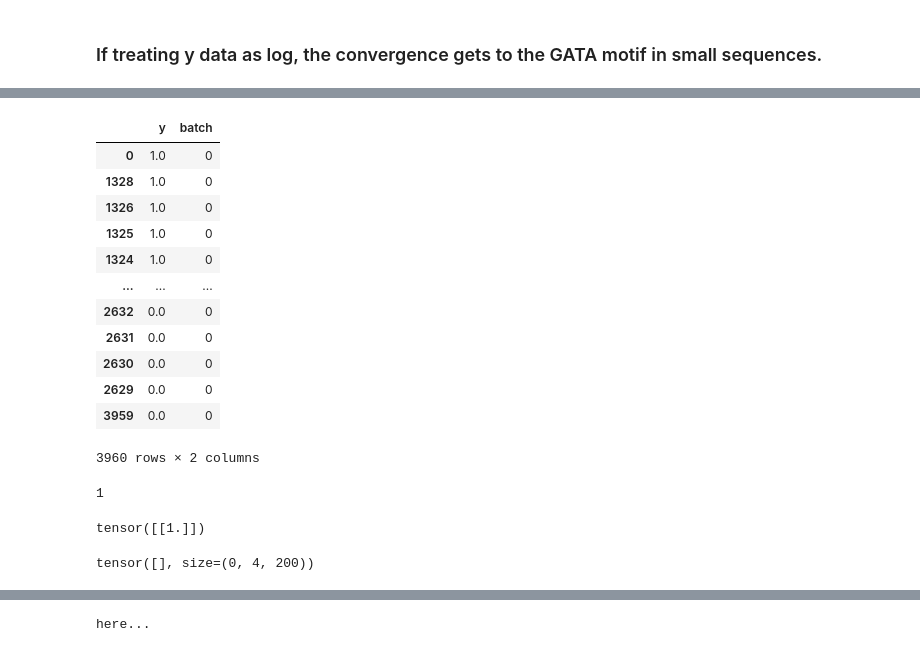
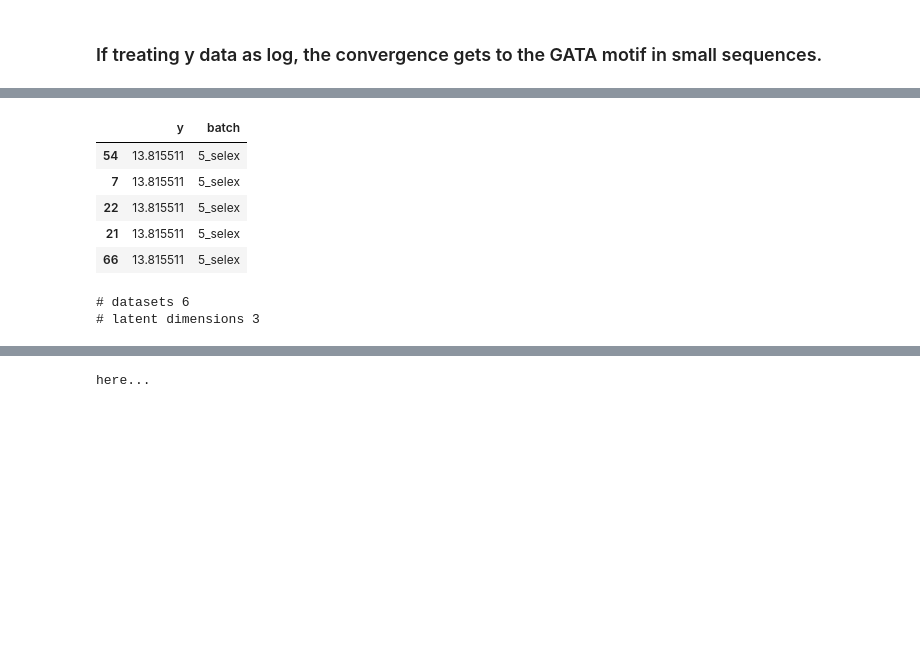
Before and after one commit to theislab/mubind, a Jupyter notebook: notebooks/08_test_chip_n_selex_model.ipynb, the cells around one changed output, grey strips where cells are left out. Drawn from its saved outputs; the diff is of its cells as text; code cells hidden in the pictures; blank space fills up the shorter version.

```diff
--- a/notebooks/08_test_chip_n_selex_model.ipynb
+++ b/notebooks/08_test_chip_n_selex_model.ipynb
@@ -20,3 +25,3 @@ Using device: cpu
 # %%
-train1, test1 = mb.tl.create_multi_data(n_chip=2000, n_selex=0) # , n_selex=100)
+train, test = mb.tl.create_multi_data(n_chip=0, n_selex=300, n_batch_selex=6) # , n_selex=100)
 # %% [output]
@@ -33,4 +31,4 @@ prepare dinuc feats...
 # %% [markdown]
 ### If treating y data as log, the convergence gets to the GATA motif in small sequences.
 # %%
-# train1.dataset.target = np.log(train1.dataset.target)
+train.dataset.target[train.dataset.is_count_data == 1] = np.log(train.dataset.target[train.dataset.is_count_data == 1])
@@ -39,7 +47,8 @@ import matplotlib.pyplot as plt
 import seaborn as sns
 # %%
 df = pd.DataFrame()
-df['y'] = train1.dataset.target
-df['batch'] = np.array(train1.dataset.batch)
+df['y'] = train.dataset.target
+df['batch'] = np.array(train.dataset.batch)
 sns.boxplot(data=df, x='batch', y='y')
+plt.xticks(rotation=45, ha='right');
 # %% [output]
@@ -48,26 +56,17 @@ sns.boxplot(data=df, x='batch', y='y')
 # %%
-df.sort_values('y', ascending=False)
+df.sort_values('y', ascending=False).head()
 # %% [output]
 |  | y | batch |
-| 0 | 1.0 | 0 |
-| 1328 | 1.0 | 0 |
-| 1326 | 1.0 | 0 |
-| 1325 | 1.0 | 0 |
-| 1324 | 1.0 | 0 |
-| ... | ... | ... |
-| 2632 | 0.0 | 0 |
-| 2631 | 0.0 | 0 |
-| 2630 | 0.0 | 0 |
-| 2629 | 0.0 | 0 |
-| 3959 | 0.0 | 0 |
+| 54 | 13.815511 | 5_selex |
+| 7 | 13.815511 | 5_selex |
+| 22 | 13.815511 | 5_selex |
+| 21 | 13.815511 | 5_selex |
+| 66 | 13.815511 | 5_selex |
-3960 rows × 2 columns
 # %%
 n_datasets = np.unique(df['batch']).shape[0]
-n_datasets
+n_latent = 3
+print('# datasets', n_datasets)
+print('# latent dimensions', n_latent)
 # %% [output]
-1
+# datasets 6
+# latent dimensions 3
-# %%
-net2 = mb.models.DinucMulti(use_dinuc=False, n_datasets=n_datasets, w=7).to(device)
-net2.dataset.weight.data.uniform_(1, 1) # initialize weights as ones.
-# %% [output]
-tensor([[1.]])
@@ -85,4 +72,0 @@ y_pred = net2(inputs).detach().numpy()
-# %%
-mononuc[train1.dataset.is_count_data.values == 1]
-# %% [output]
-tensor([], size=(0, 4, 200))
```
Also changed, not shown: parts of 81 cells of this notebook, 7 other files.
